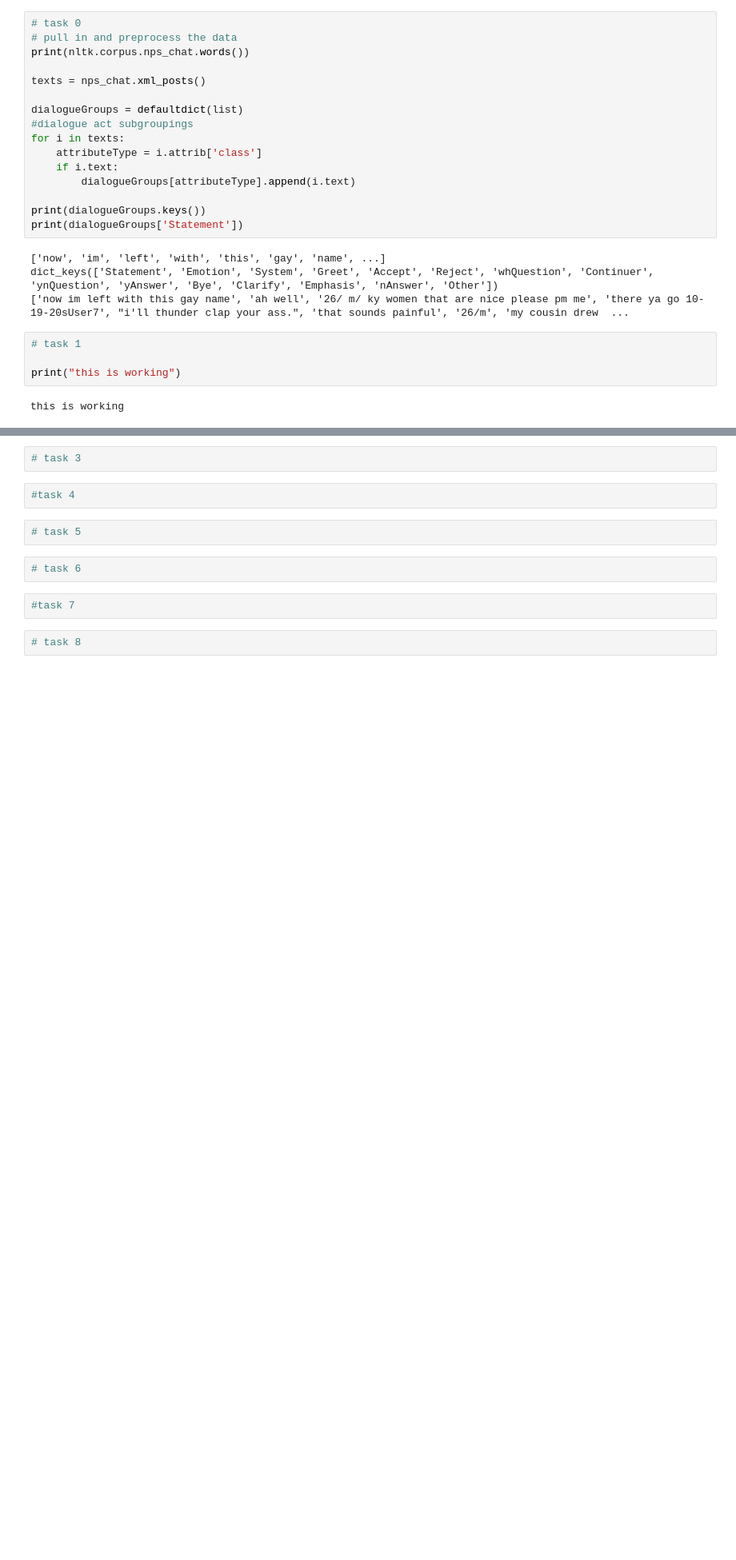
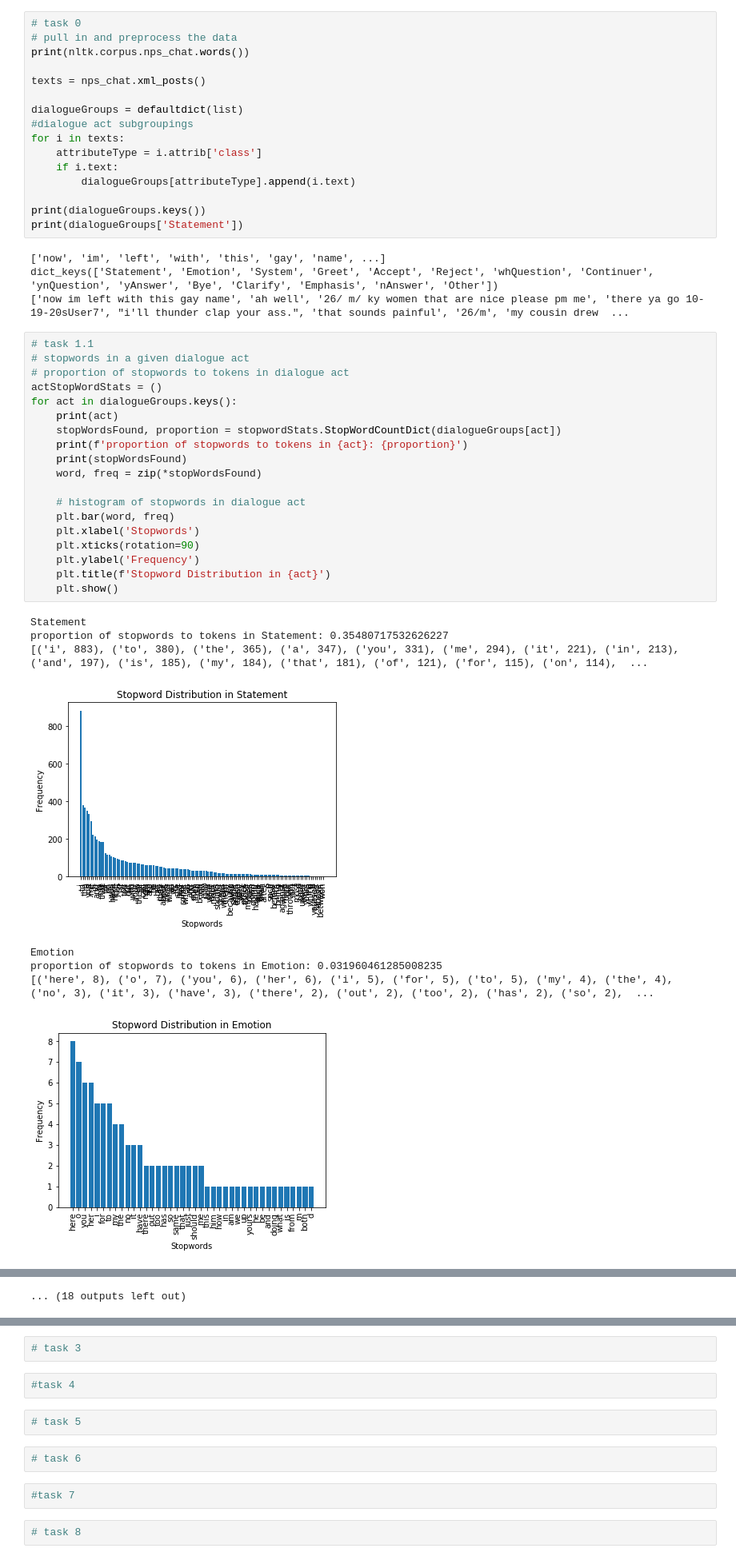
Before and after one commit to NevaEvar/NLP_Final_Project, a Jupyter notebook: Main.ipynb, the cells around one changed output, grey strips where cells are left out. Shown at 80% size. Saved outputs shown, nothing was run; the diff lists cells and outputs as text; blank space fills up the shorter version.

```diff
--- a/Main.ipynb
+++ b/Main.ipynb
@@ -33,8 +49,30 @@ print(dialogueGroups['Statement'])
 dict_keys(['Statement', 'Emotion', 'System', 'Greet', 'Accept', 'Reject', 'whQuestion', 'Continuer', 'ynQuestion', 'yAnswer', 'Bye', 'Clarify', 'Emphasis', 'nAnswer', 'Other'])
 ['now im left with this gay name', 'ah well', '26/ m/ ky women that are nice please pm me', 'there ya go 10-19-20sUser7', "i'll thunder clap your ass.", 'that sounds painful', '26/m', 'my cousin drew  ...
 # %%
-# task 1
+# task 1.1
+# stopwords in a given dialogue act
+# proportion of stopwords to tokens in dialogue act
+actStopWordStats = ()
+for act in dialogueGroups.keys():
+    print(act)
+    stopWordsFound, proportion = stopwordStats.StopWordCountDict(dialogueGroups[act])
+    print(f'proportion of stopwords to tokens in {act}: {proportion}')
+    print(stopWordsFound)
+    word, freq = zip(*stopWordsFound)
 
-print("this is working")
+    # histogram of stopwords in dialogue act
+    plt.bar(word, freq)
+    plt.xlabel('Stopwords')
+    plt.xticks(rotation=90)
+    plt.ylabel('Frequency')
+    plt.title(f'Stopword Distribution in {act}')
+    plt.show()
 # %% [output]
-this is working
+Statement
+proportion of stopwords to tokens in Statement: 0.35480717532626227
+[('i', 883), ('to', 380), ('the', 365), ('a', 347), ('you', 331), ('me', 294), ('it', 221), ('in', 213), ('and', 197), ('is', 185), ('my', 184), ('that', 181), ('of', 121), ('for', 115), ('on', 114),  ...
+[figure, added]
+Emotion
+proportion of stopwords to tokens in Emotion: 0.031960461285008235
+[('here', 8), ('o', 7), ('you', 6), ('her', 6), ('i', 5), ('for', 5), ('to', 5), ('my', 4), ('the', 4), ('no', 3), ('it', 3), ('have', 3), ('there', 2), ('out', 2), ('too', 2), ('has', 2), ('so', 2),  ...
+[figure, added]
@@ -40,0 +95 @@ this is working
+... (18 outputs left out)
```
Also changed, not shown: parts of 5 cells of this notebook, 1 other file.
